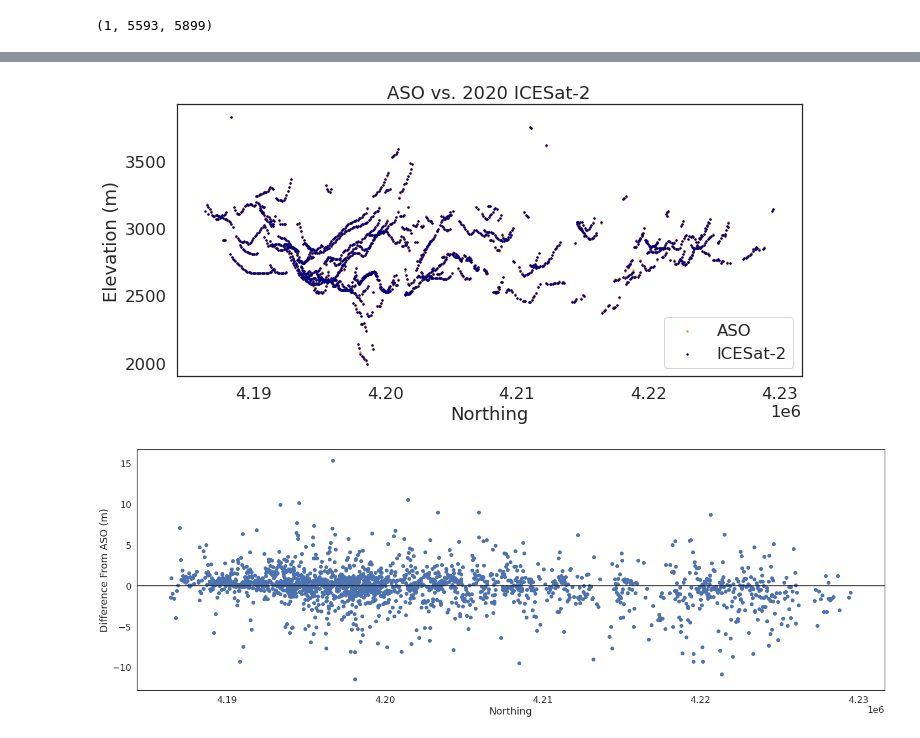
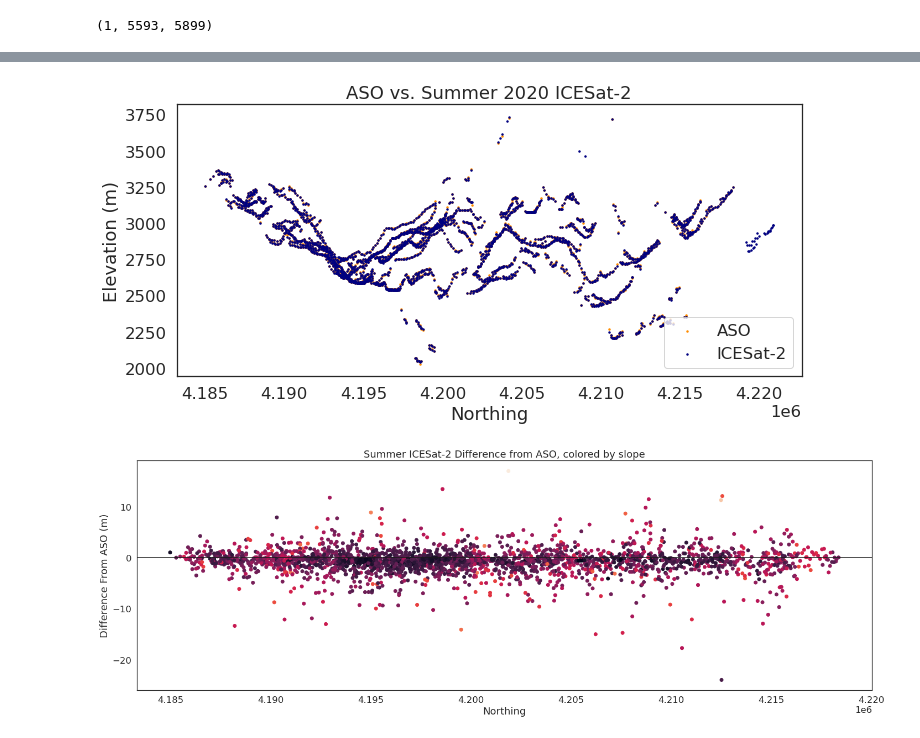
Before and after one commit to UW-GDA/ICESat-2_Snowdepth, a Jupyter notebook: Difference_ICESat-2_ASO.ipynb, the cells around one changed output, grey strips where cells are left out. Cells and saved outputs as stored; diff of their text form; code cells hidden in the pictures.

```diff
--- a/Difference_ICESat-2_ASO.ipynb
+++ b/Difference_ICESat-2_ASO.ipynb
@@ -182,0 +210,4 @@ Name: difference, dtype: float64
+# %%
+# Change name of .csv that you read in
+atlas_final_df = pd.read_csv('summer_2020_difference.csv')
+atlas_final = gpd.GeoDataFrame(atlas_final_df, crs='epsg:32611', geometry=gpd.points_from_xy(atlas_final_df.x, atlas_final_df.y))
@@ -187,25 +228,27 @@ ax.scatter(atlas_final['y'],atlas_final['h_te_median'], c='navy', s=2, label = '
 #ax.set_ylim(1750, 3300)
 ax.set_xlabel('Northing')
 ax.set_ylabel('Elevation (m)')
-ax.set_title('ASO vs. 2020 ICESat-2')
+ax.set_title('ASO vs. Summer 2020 ICESat-2')
 ax.legend(loc = 'lower right')
 fig.tight_layout()
 plt.savefig('2020_dif_ASO_profile.jpeg', dpi=300)
 #ax.set_xlim(4.196*(10**6),4.215*(10**6))
 # %% [output]
-[figure, old version]
+[figure, new version]
 # %%
 fig, ax = plt.subplots(figsize=(20,7))
-ax.scatter(atlas_final['y'],atlas_final['difference'], cmap=atlas_final['slope_aso'])
+ax.scatter(atlas_final['y'],atlas_final['difference'], c=atlas_final['slope_aso'])
 ax.axhline(y=0, c='k')
+
 #plt.xlim( 4.19e+06, 4.2176e+06)
 #plt.ylim(-6, 3)
 plt.xlabel('Northing')
 plt.ylabel('Difference From ASO (m)')
+plt.title('Summer ICESat-2 Difference from ASO, colored by slope')
 plt.tight_layout()
 plt.savefig('2020_Dif.jpeg', dpi=300)
 # %% [output]
-[figure, old version]
+[figure, new version]
 # %%
 # atlas_final[atlas_2020_final['difference'] < (-250)] = np.nan
 # atlas_final[atlas_2020_final['difference'] > (250)] = np.nan
```
Also changed, not shown: parts of 11 cells of this notebook, 2 other files.
